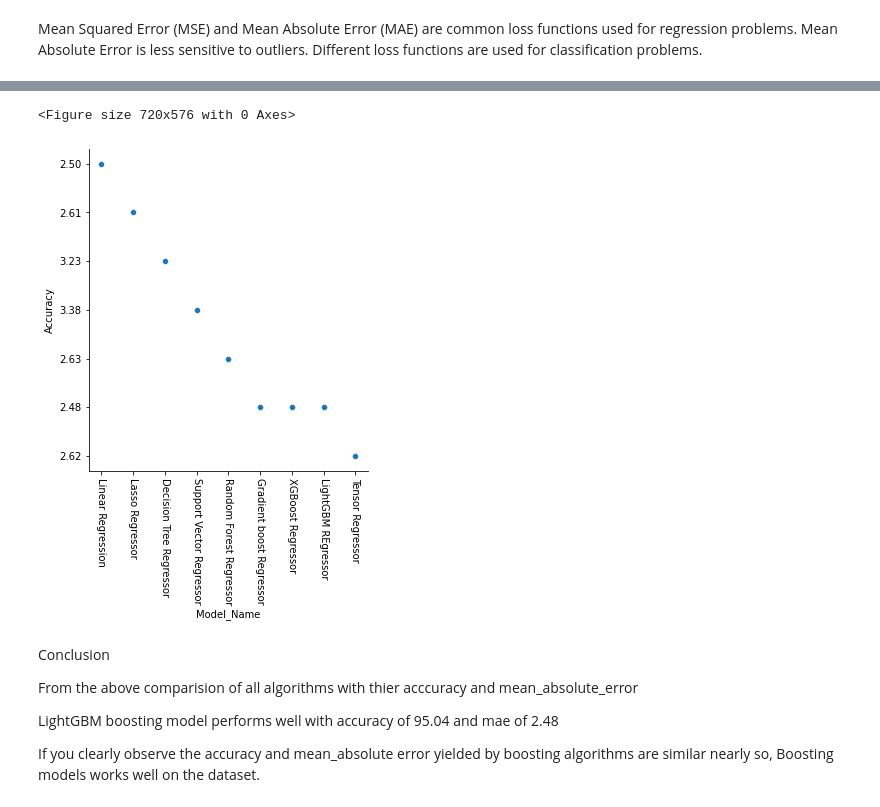
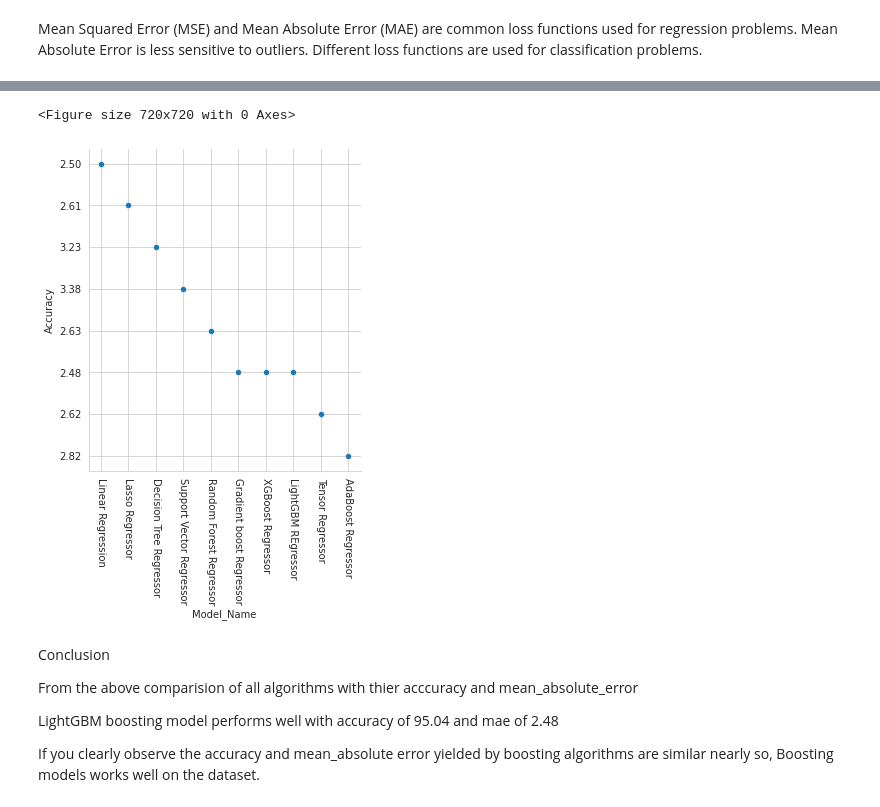
Before and after one commit to ram574/Galeto-Case-Study, a Jupyter notebook: test.ipynb, the cells around one changed output, grey strips where cells are left out. Cells and saved outputs as stored; diff of their text form; code cells hidden in the pictures.

```diff
--- a/test.ipynb
+++ b/test.ipynb
@@ -507,11 +528,14 @@ _ = plt.ylabel('Count')
 # %% [markdown]
 Mean Squared Error (MSE) and Mean Absolute Error (MAE) are common loss functions used for regression problems. Mean Absolute Error is less sensitive to outliers. Different loss functions are used for classification problems.
 # %%
-models = ["Linear Regression","Lasso Regressor","Decision Tree Regressor","Support Vector Regressor","Random Forest Regressor","Gradient boost Regressor","XGBoost Regressor","LightGBM REgressor","Tensor Regressor"]
+sns.set_style('whitegrid')
+
+models = ["Linear Regression","Lasso Regressor","Decision Tree Regressor","Support Vector Regressor","Random Forest Regressor","Gradient boost Regressor","XGBoost Regressor","LightGBM REgressor","Ada Boost Regressor","Tensor Regressor"]
 
 
-plt.figure(figsize=(10, 8))
+plt.figure(figsize=(10, 10))
 sns.barplot(x=accuracy_scores, y=models)
+
 
 plt.xlabel("Model_Name")
 plt.xticks(rotation = -90)
@@ -523,18 +547,20 @@ plt.show()
 # %%
-models = ["Linear Regression","Lasso Regressor","Decision Tree Regressor","Support Vector Regressor","Random Forest Regressor","Gradient boost Regressor","XGBoost Regressor","LightGBM REgressor","Tensor Regressor"]
+sns.set_style('whitegrid')
+models = ["Linear Regression","Lasso Regressor","Decision Tree Regressor","Support Vector Regressor","Random Forest Regressor","Gradient boost Regressor","XGBoost Regressor","LightGBM REgressor","Tensor Regressor","AdaBoost Regressor"]
 
-mae = ["2.50","2.61","3.23","3.38","2.63","2.48","2.48","2.48","2.62"]
-plt.figure(figsize=(10, 8))
+mae = ["2.50","2.61","3.23","3.38","2.63","2.48","2.48","2.48","2.62","2.82"]
+
+plt.figure(figsize=(10, 10))
 sns.relplot(x=models, y=mae)
 
 plt.xlabel("Model_Name")
 plt.xticks(rotation = -90)
 plt.ylabel("Accuracy")
 
 plt.show()
 # %% [output]
-<Figure size 720x576 with 0 Axes>
+<Figure size 720x720 with 0 Axes>
-[figure, old version]
+[figure, new version]
 # %% [markdown]
 Conclusion
 
```
Also changed, not shown: parts of 18 cells of this notebook.
